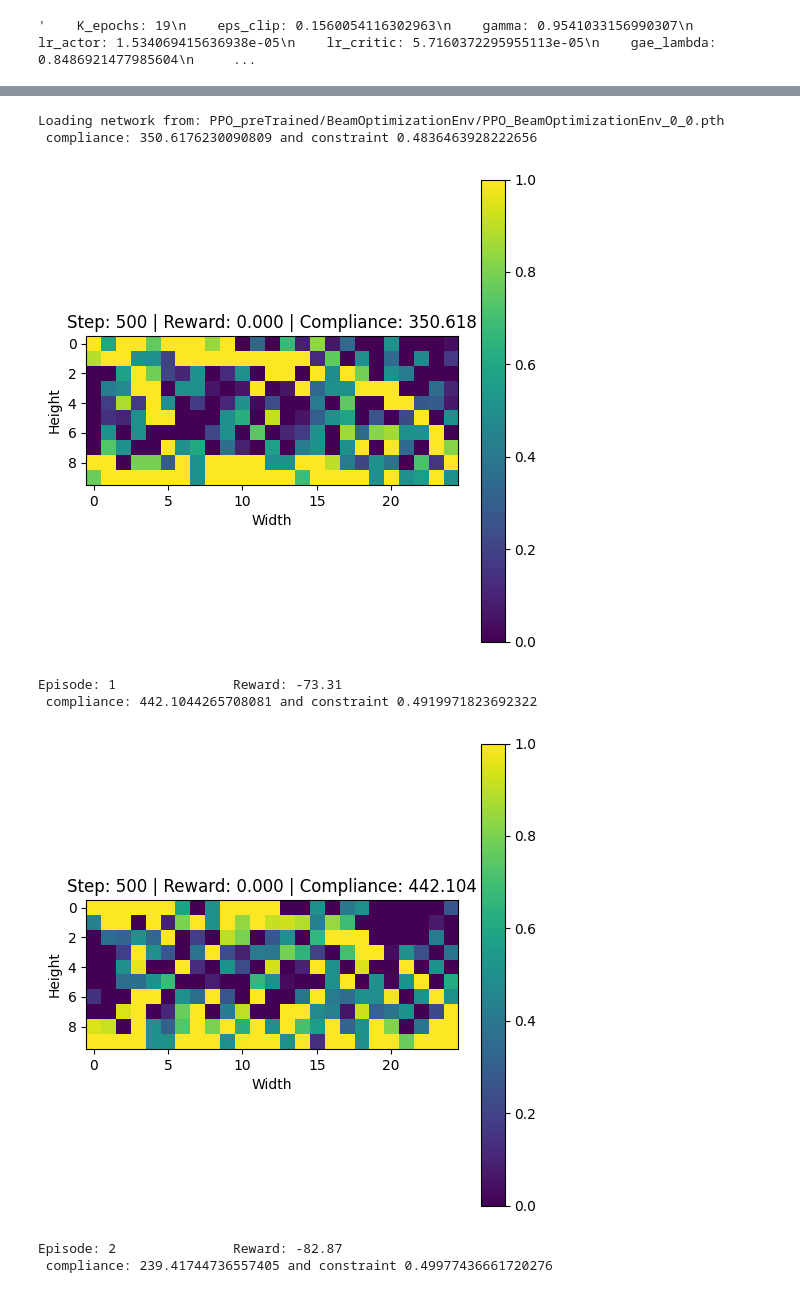
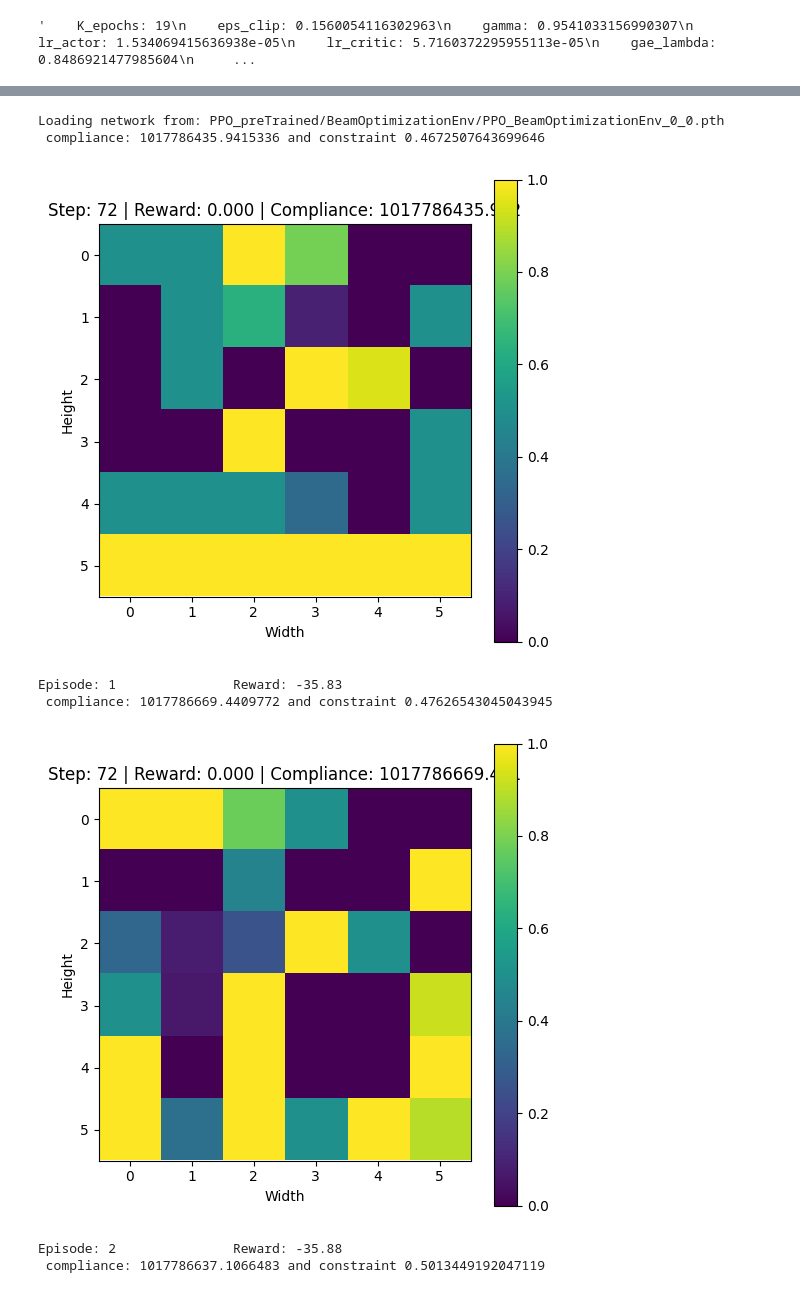
Before and after one commit to miho97/structural_optimization, a Jupyter notebook: src/ppo_main.ipynb, the cells around one changed output, grey strips where cells are left out. Saved outputs shown, nothing was run; the diff lists cells and outputs as text; code cells hidden in the pictures.

```diff
--- a/src/ppo_main.ipynb
+++ b/src/ppo_main.ipynb
@@ -70,10 +91,10 @@ def select_ensemble_action(state, agents):
 
 
 def make_beam_env():
-    #beam_type = random.choice([1,2,3,4,6,7,8,9])
+    beam_type = random.choice([1,2,3,4,6,7,8,9])
     # beam_type = random.choice([1,5])
-    beam_type = 1
-    return mbb.BeamOptimizationEnv(width=25, height=10, density=0.4,  optimal_density=0.5, reward_weights=None, beam_type = beam_type)
+    #beam_type = 1
+    return mbb.BeamOptimizationEnv(width=6, height=6, density=0.4,  optimal_density=0.5, reward_weights=None, beam_type = beam_type)
 
 if __name__ == "__main__":
     # Set the start method to 'spawn' to avoid CUDA issues
@@ -81,7 +102,7 @@ if __name__ == "__main__":
 
     # Hyperparameters
     env_name = "BeamOptimizationEnv"
-    env = mbb.BeamOptimizationEnv(width=25, height=10, density=0.4,  optimal_density=0.5)
+    env = mbb.BeamOptimizationEnv(width=6, height=6, density=0.4,  optimal_density=0.5)
     has_continuous_action_space = False
     max_ep_len = env.max_steps
 
@@ -195,7 +216,7 @@ if __name__ == "__main__":
     print_running_reward = 0
     log_running_reward = 0
     print_running_episodes = 0
-    max_training_timesteps = int(1.5e6)
+    max_training_timesteps = int(5e4)
     print_freq = max_ep_len  *2      # Print avg reward every 'print_freq' timesteps
     log_freq = max_ep_len *2        # Log avg reward every 'log_freq' timesteps
     save_model_freq = int(1e3)
@@ -385,7 +406,7 @@ lr_critic = best_params['lr_critic']
 #####################################################
 
 
-env = mbb.BeamOptimizationEnv(width=25, height=10, beam_type=1, optimal_density=0.5, density=0.4)
+env = mbb.BeamOptimizationEnv(width=6, height=6, beam_type=5, optimal_density=0.5, density=0.4)
 max_ep_len = env.max_steps
 
 state_dim = env.observation_space.shape[0]
@@ -654,8 +675,8 @@ figure saved at :  PPO_figs/BeamOptimizationEnv//PPO_BeamOptimizationEnv_fig_0.p
 Loading network from: PPO_preTrained/BeamOptimizationEnv/PPO_BeamOptimizationEnv_0_0.pth
- compliance: 350.6176230090809 and constraint 0.4836463928222656
+ compliance: 1017786435.9415336 and constraint 0.4672507643699646
-[figure, old version]
+[figure, new version]
-Episode: 1               Reward: -73.31
- compliance: 442.1044265708081 and constraint 0.4919971823692322
+Episode: 1               Reward: -35.83
+ compliance: 1017786669.4409772 and constraint 0.47626543045043945
-[figure, old version]
+[figure, new version]
-Episode: 2               Reward: -82.87
- compliance: 239.41744736557405 and constraint 0.49977436661720276
+Episode: 2               Reward: -35.88
+ compliance: 1017786637.1066483 and constraint 0.5013449192047119
```
Also changed, not shown: parts of 4 cells of this notebook, 4 other files.
